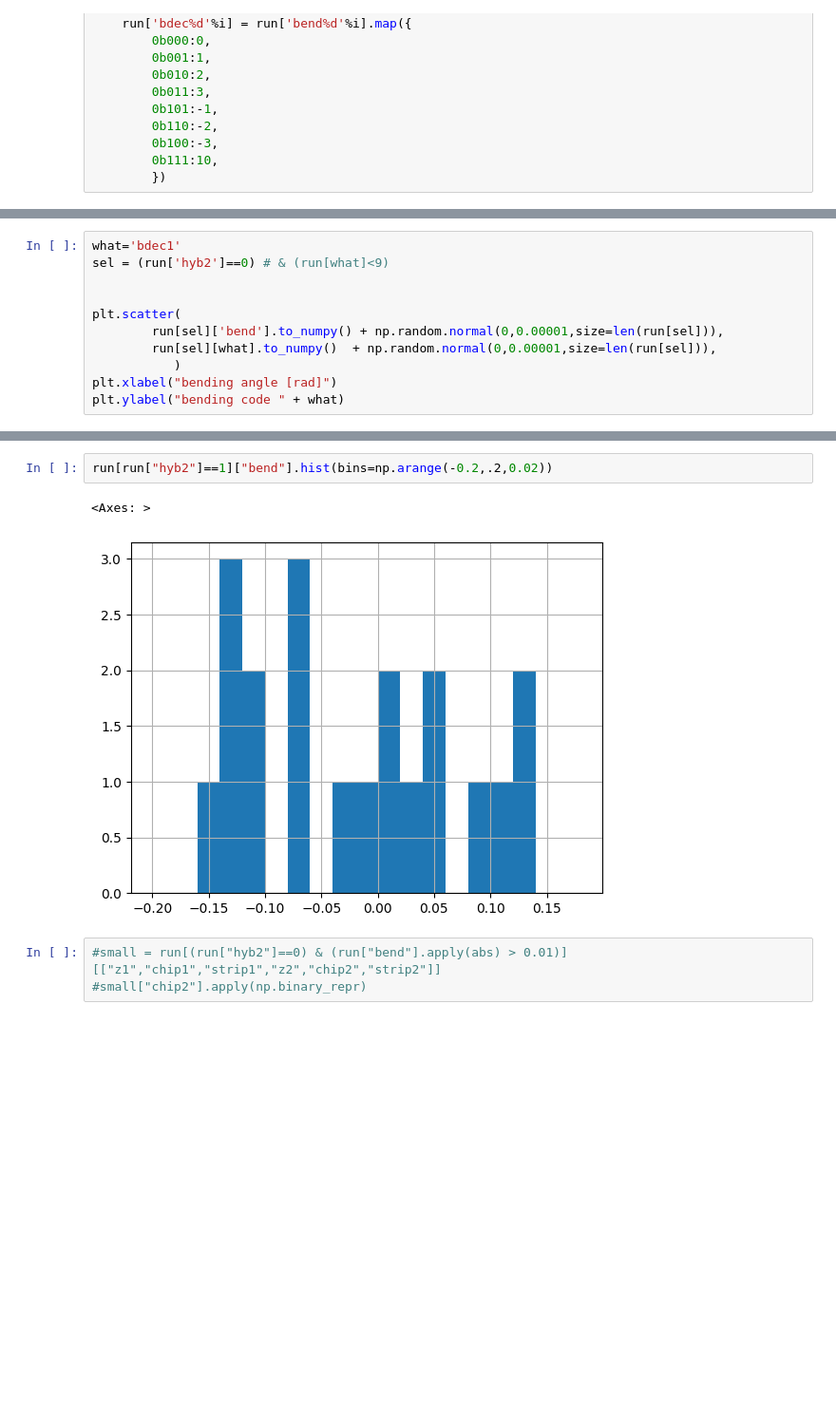
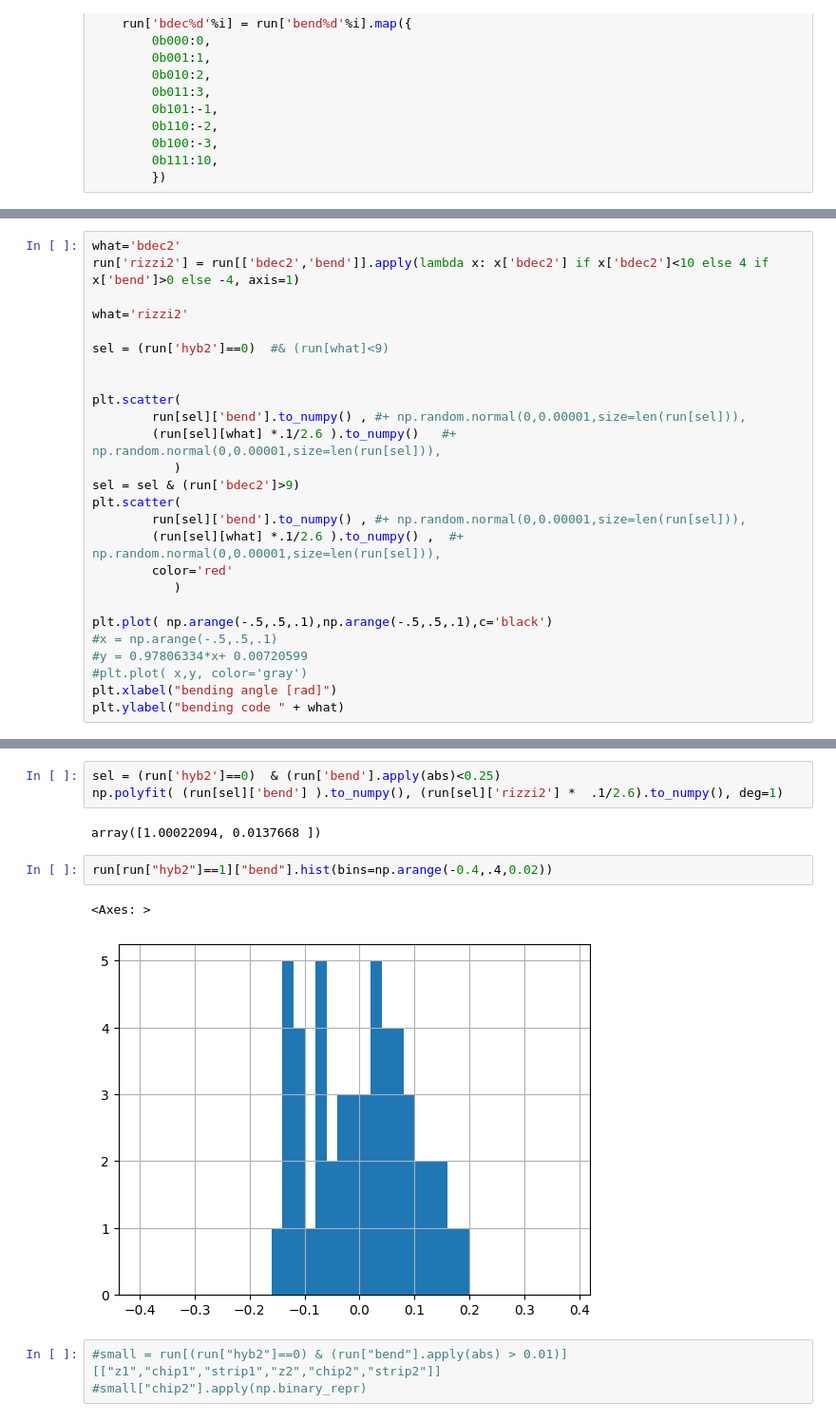
Before and after one commit to amarini/CosmicModuleTest, a Jupyter notebook: plot_simulation.ipynb, the cells around one changed output, grey strips where cells are left out. Shown: that part at 95% size. Saved outputs shown, nothing was run; the diff lists cells and outputs as text; blank space fills up the shorter version.

```diff
--- a/plot_simulation.ipynb
+++ b/plot_simulation.ipynb
@@ -226,12 +227,27 @@ plt.scatter( X, Y, s=S *500/np.max(S) )
 # %%
-what='bdec1'
-sel = (run['hyb2']==0) # & (run[what]<9)
+what='bdec2'
+run['rizzi2'] = run[['bdec2','bend']].apply(lambda x: x['bdec2'] if x['bdec2']<10 else 4 if x['bend']>0 else -4, axis=1)
+
+what='rizzi2'
+
+sel = (run['hyb2']==0)  #& (run[what]<9)
 
 
 plt.scatter(
-        run[sel]['bend'].to_numpy() + np.random.normal(0,0.00001,size=len(run[sel])),
-        run[sel][what].to_numpy()  + np.random.normal(0,0.00001,size=len(run[sel])),
+        run[sel]['bend'].to_numpy() , #+ np.random.normal(0,0.00001,size=len(run[sel])),
+        (run[sel][what] *.1/2.6 ).to_numpy()   #+ np.random.normal(0,0.00001,size=len(run[sel])),
            )
+sel = sel & (run['bdec2']>9)
+plt.scatter(
+        run[sel]['bend'].to_numpy() , #+ np.random.normal(0,0.00001,size=len(run[sel])),
+        (run[sel][what] *.1/2.6 ).to_numpy() ,  #+ np.random.normal(0,0.00001,size=len(run[sel])),
+        color='red'
+           )
+
+plt.plot( np.arange(-.5,.5,.1),np.arange(-.5,.5,.1),c='black')
+#x = np.arange(-.5,.5,.1)
+#y = 0.97806334*x+ 0.00720599
+#plt.plot( x,y, color='gray')
 plt.xlabel("bending angle [rad]")
 plt.ylabel("bending code " + what)
 # %% [output]
@@ -240,8 +256,13 @@ Text(0, 0.5, 'bending code bdec1')
+# %%
+sel = (run['hyb2']==0)  & (run['bend'].apply(abs)<0.25)
+np.polyfit( (run[sel]['bend'] ).to_numpy(), (run[sel]['rizzi2'] *  .1/2.6).to_numpy(), deg=1)
+# %% [output]
+array([1.00022094, 0.0137668 ])
 # %%
-run[run["hyb2"]==1]["bend"].hist(bins=np.arange(-0.2,.2,0.02))
+run[run["hyb2"]==1]["bend"].hist(bins=np.arange(-0.4,.4,0.02))
 # %% [output]
 <Axes: >
-[figure, old version]
+[figure, new version]
 # %%
 #small = run[(run["hyb2"]==0) & (run["bend"].apply(abs) > 0.01)][["z1","chip1","strip1","z2","chip2","strip2"]]
 #small["chip2"].apply(np.binary_repr)
```
Also changed, not shown: parts of 13 cells of this notebook, 2 other files.
